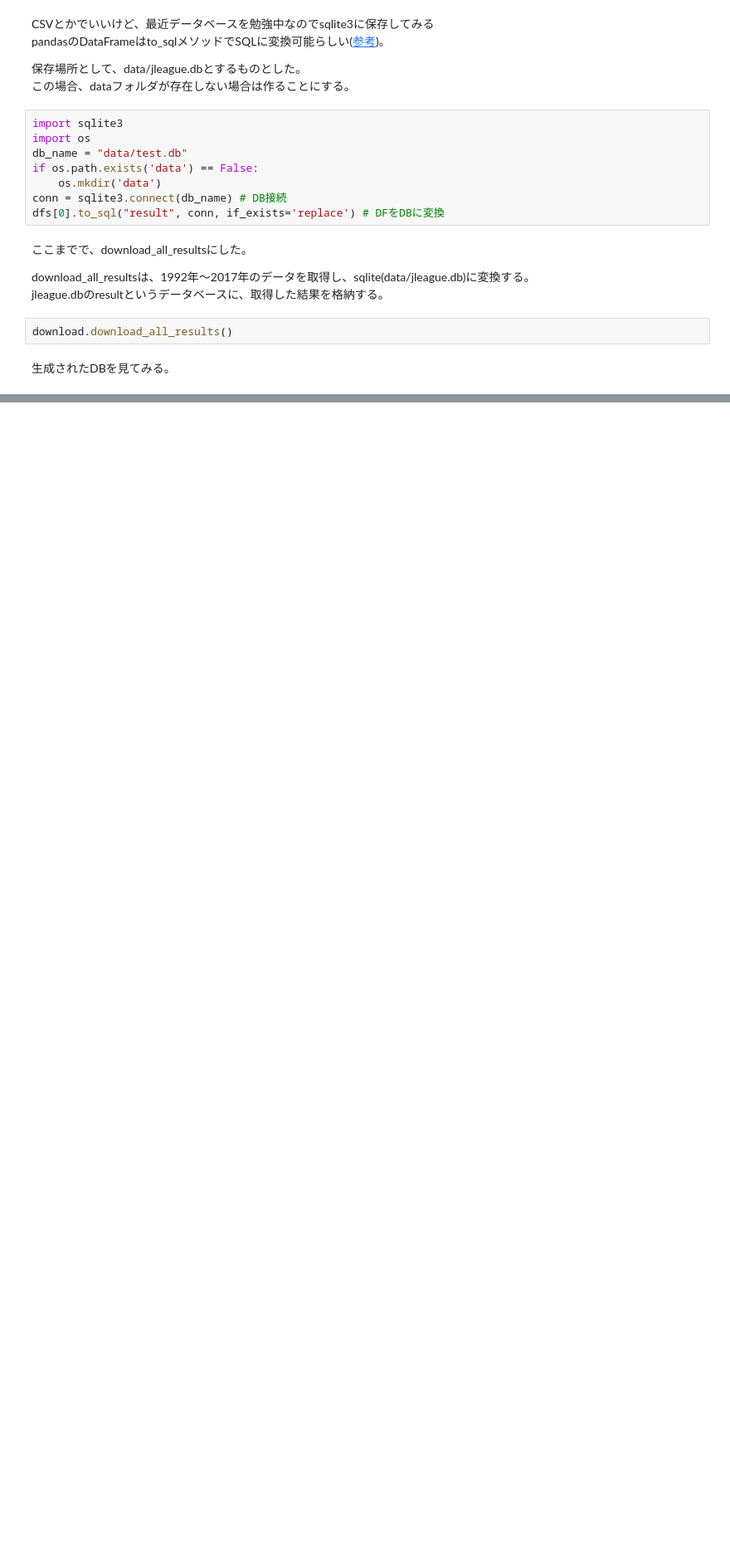
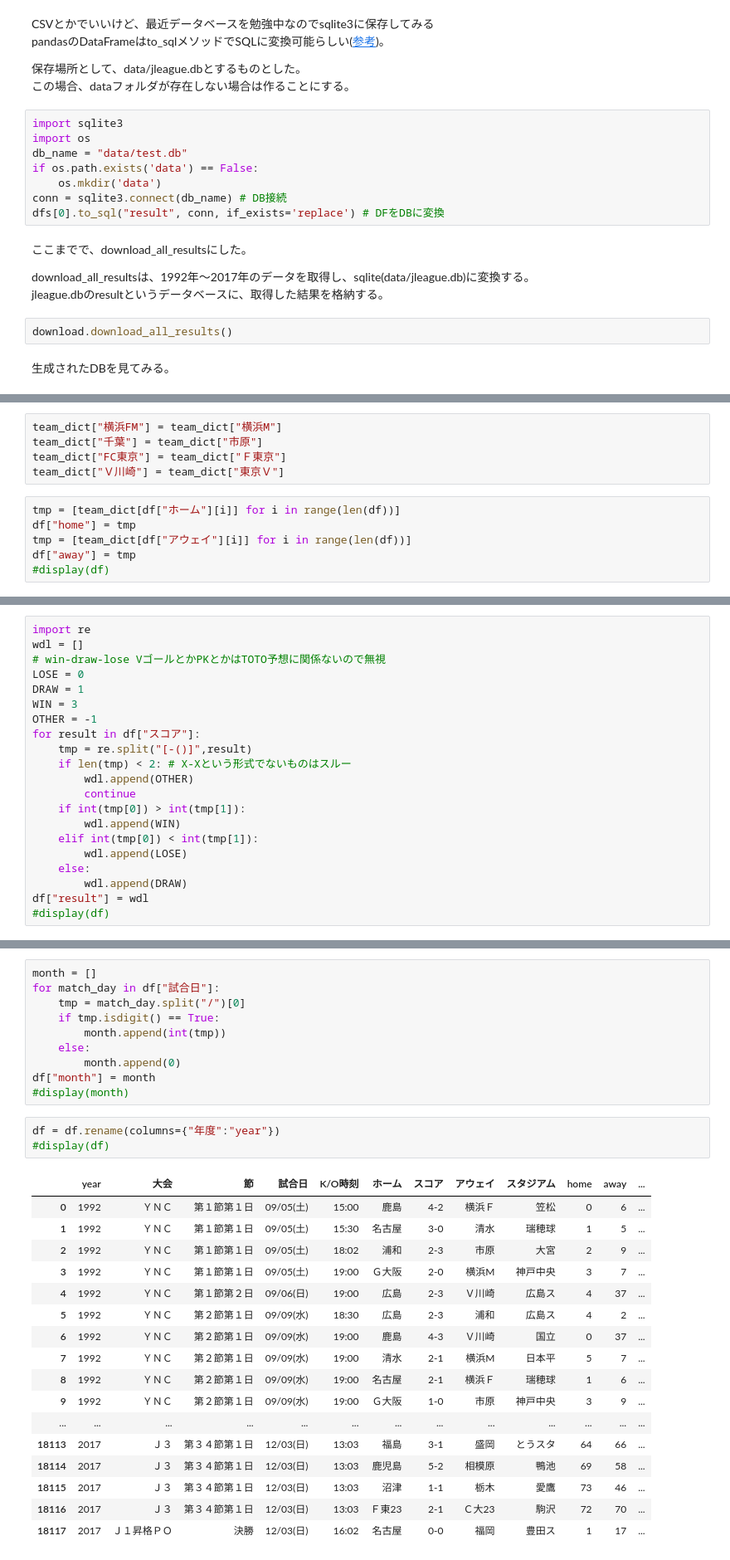
Before and after one commit to mark-n2/toto_notebook, a Jupyter notebook: toto_notebook.ipynb, the cells around one changed output, grey strips where cells are left out. Shown at 83% size. Drawn from its saved outputs; the diff is of its cells as text; blank space fills up the shorter version.

```diff
--- a/toto_notebook.ipynb
+++ b/toto_notebook.ipynb
@@ -127,0 +132,11 @@ conn.close()
+# %%
+team_dict["横浜FM"] = team_dict["横浜M"]
+team_dict["千葉"] = team_dict["市原"]
+team_dict["FC東京"] = team_dict["Ｆ東京"]
+team_dict["Ｖ川崎"] = team_dict["東京Ｖ"]
+# %%
+tmp = [team_dict[df["ホーム"][i]] for i in range(len(df))]
+df["home"] = tmp
+tmp = [team_dict[df["アウェイ"][i]] for i in range(len(df))]
+df["away"] = tmp
+#display(df)
@@ -127,0 +148,21 @@ conn.close()
+# %%
+import re
+wdl = []
+# win-draw-lose VゴールとかPKとかはTOTO予想に関係ないので無視
+LOSE = 0
+DRAW = 1
+WIN = 3
+OTHER = -1
+for result in df["スコア"]:
+    tmp = re.split("[-()]",result)
+    if len(tmp) < 2: # X-Xという形式でないものはスルー
+        wdl.append(OTHER)
+        continue
+    if int(tmp[0]) > int(tmp[1]):
+        wdl.append(WIN)
+    elif int(tmp[0]) < int(tmp[1]):
+        wdl.append(LOSE)
+    else:
+        wdl.append(DRAW)
+df["result"] = wdl
+#display(df)
@@ -127,0 +173,31 @@ conn.close()
+# %%
+month = []
+for match_day in df["試合日"]:
+    tmp = match_day.split("/")[0]
+    if tmp.isdigit() == True:
+        month.append(int(tmp))
+    else:
+        month.append(0)
+df["month"] = month
+#display(month)
+# %%
+df = df.rename(columns={"年度":"year"})
+#display(df)
+# %% [output]
+|  | year | 大会 | 節 | 試合日 | K/O時刻 | ホーム | スコア | アウェイ | スタジアム | home | away | ... |
+| 0 | 1992 | ＹＮＣ | 第１節第１日 | 09/05(土) | 15:00 | 鹿島 | 4-2 | 横浜Ｆ | 笠松 | 0 | 6 | ... |
+| 1 | 1992 | ＹＮＣ | 第１節第１日 | 09/05(土) | 15:30 | 名古屋 | 3-0 | 清水 | 瑞穂球 | 1 | 5 | ... |
+| 2 | 1992 | ＹＮＣ | 第１節第１日 | 09/05(土) | 18:02 | 浦和 | 2-3 | 市原 | 大宮 | 2 | 9 | ... |
+| 3 | 1992 | ＹＮＣ | 第１節第１日 | 09/05(土) | 19:00 | Ｇ大阪 | 2-0 | 横浜M | 神戸中央 | 3 | 7 | ... |
+| 4 | 1992 | ＹＮＣ | 第１節第２日 | 09/06(日) | 19:00 | 広島 | 2-3 | Ｖ川崎 | 広島ス | 4 | 37 | ... |
+| 5 | 1992 | ＹＮＣ | 第２節第１日 | 09/09(水) | 18:30 | 広島 | 2-3 | 浦和 | 広島ス | 4 | 2 | ... |
+| 6 | 1992 | ＹＮＣ | 第２節第１日 | 09/09(水) | 19:00 | 鹿島 | 4-3 | Ｖ川崎 | 国立 | 0 | 37 | ... |
+| 7 | 1992 | ＹＮＣ | 第２節第１日 | 09/09(水) | 19:00 | 清水 | 2-1 | 横浜M | 日本平 | 5 | 7 | ... |
+| 8 | 1992 | ＹＮＣ | 第２節第１日 | 09/09(水) | 19:00 | 名古屋 | 2-1 | 横浜Ｆ | 瑞穂球 | 1 | 6 | ... |
+| 9 | 1992 | ＹＮＣ | 第２節第１日 | 09/09(水) | 19:00 | Ｇ大阪 | 1-0 | 市原 | 神戸中央 | 3 | 9 | ... |
+| ... | ... | ... | ... | ... | ... | ... | ... | ... | ... | ... | ... | ... |
+| 18113 | 2017 | Ｊ３ | 第３４節第１日 | 12/03(日) | 13:03 | 福島 | 3-1 | 盛岡 | とうスタ | 64 | 66 | ... |
+| 18114 | 2017 | Ｊ３ | 第３４節第１日 | 12/03(日) | 13:03 | 鹿児島 | 5-2 | 相模原 | 鴨池 | 69 | 58 | ... |
+| 18115 | 2017 | Ｊ３ | 第３４節第１日 | 12/03(日) | 13:03 | 沼津 | 1-1 | 栃木 | 愛鷹 | 73 | 46 | ... |
+| 18116 | 2017 | Ｊ３ | 第３４節第１日 | 12/03(日) | 13:03 | Ｆ東23 | 2-1 | Ｃ大23 | 駒沢 | 72 | 70 | ... |
+| 18117 | 2017 | Ｊ１昇格ＰＯ | 決勝 | 12/03(日) | 16:02 | 名古屋 | 0-0 | 福岡 | 豊田ス | 1 | 17 | ... |
```
Also changed, not shown: parts of 17 cells of this notebook.
